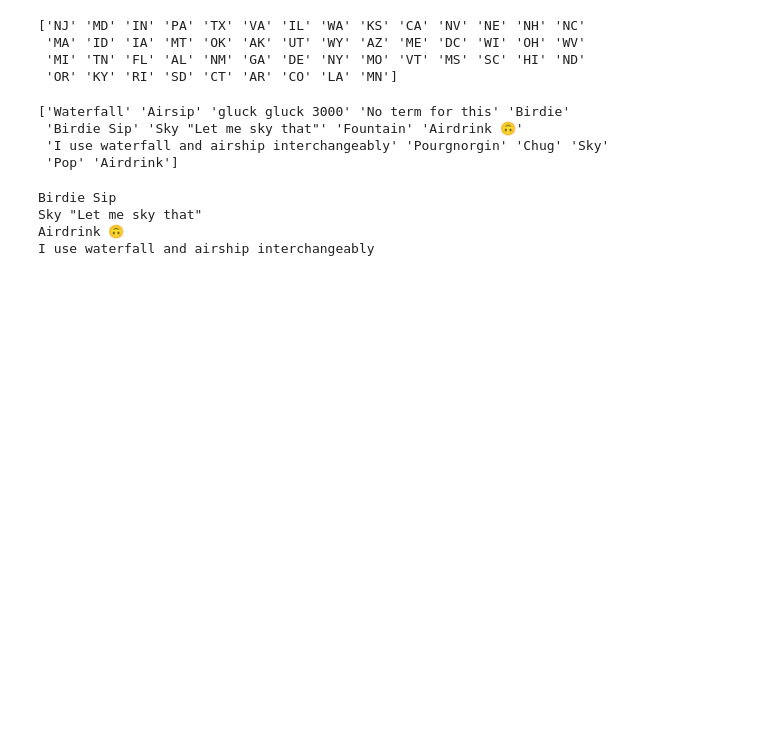
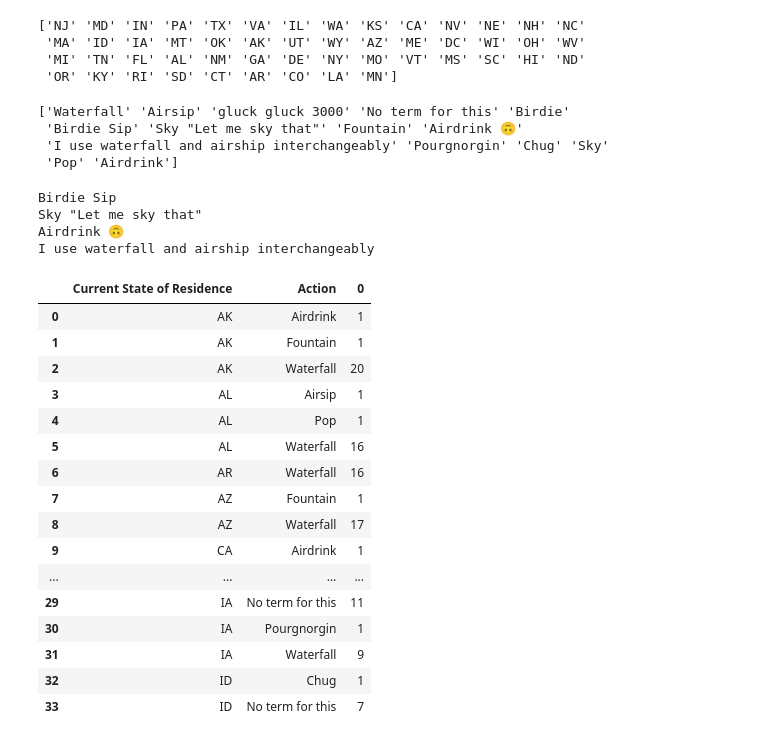
Before and after one commit to kevasinghal/finalproject, a Jupyter notebook: airsip.ipynb, the cells around one changed output. Cells and saved outputs as stored; diff of their text form; code cells hidden in the pictures; blank space fills up the shorter version.

```diff
--- a/airsip.ipynb
+++ b/airsip.ipynb
@@ -391,3 +391,40 @@ Birdie Sip
 Sky "Let me sky that"
 Airdrink 🙃
 I use waterfall and airship interchangeably
+# %%
+# import plotly.express as px
+# import folium
+# data
+
+num_in_states = data.groupby(['Current State of Residence', 'Action']).size().reset_index()
+num_in_states.head(34)
+
+# m = folium.Map(location=[48, -102], zoom_start=3)
+# folium.Choropleth(
+#     geo_data=states,
+#     data=num_in_states,
+#     columns=['Current State of Residence', 'Action'],
+#     key_on="feature.properties.Action",
+#     legend_name='Action',
+#     bins=data['Action'].unique()
+# ).add_to(m)
+
+# m
+# %% [output]
+|  | Current State of Residence | Action | 0 |
+| 0 | AK | Airdrink | 1 |
+| 1 | AK | Fountain | 1 |
+| 2 | AK | Waterfall | 20 |
+| 3 | AL | Airsip | 1 |
+| 4 | AL | Pop | 1 |
+| 5 | AL | Waterfall | 16 |
+| 6 | AR | Waterfall | 16 |
+| 7 | AZ | Fountain | 1 |
+| 8 | AZ | Waterfall | 17 |
+| 9 | CA | Airdrink | 1 |
+| ... | ... | ... | ... |
+| 29 | IA | No term for this | 11 |
+| 30 | IA | Pourgnorgin | 1 |
+| 31 | IA | Waterfall | 9 |
+| 32 | ID | Chug | 1 |
+| 33 | ID | No term for this | 7 |
```
